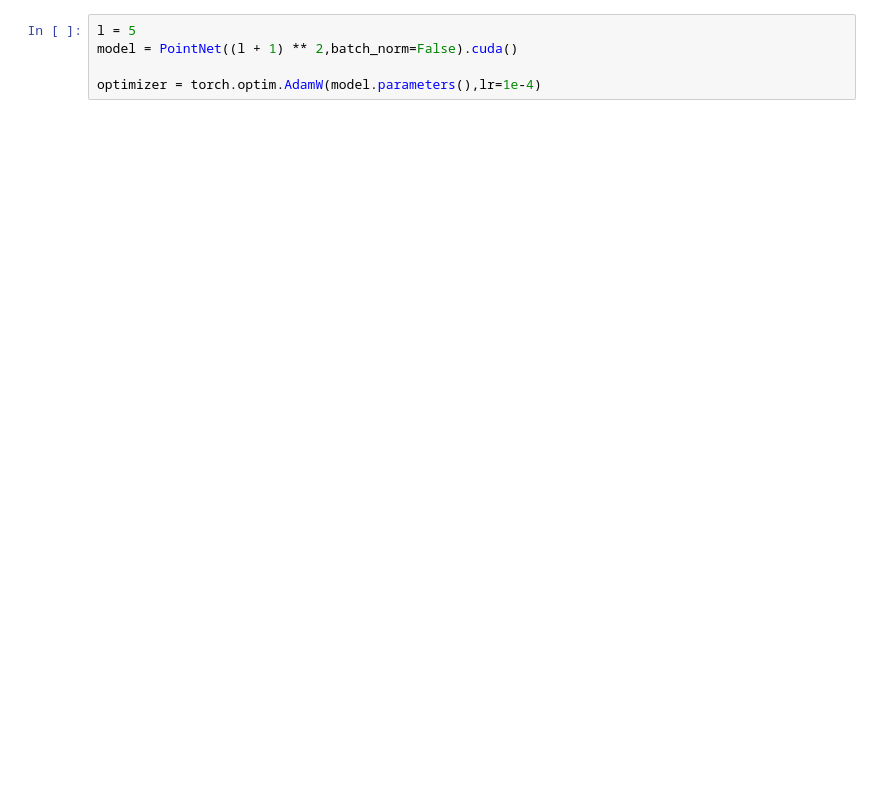
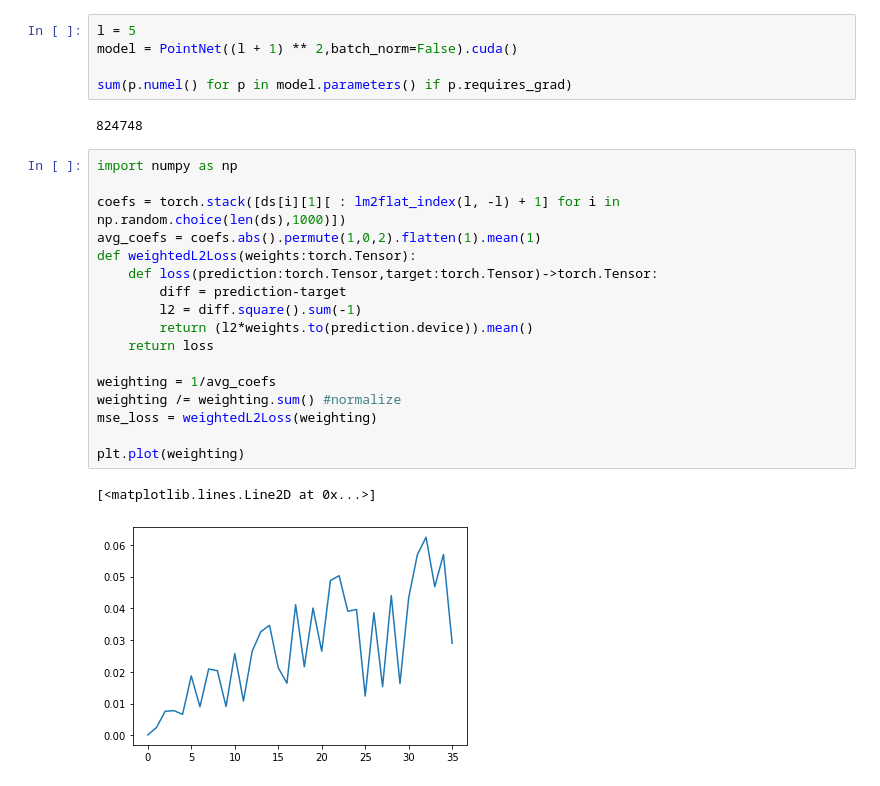
Before and after one commit to KeKsBoTer/punctum, a Jupyter notebook: pointnet/train.ipynb, the cells around one changed output. Saved outputs shown, nothing was run; the diff lists cells and outputs as text; blank space fills up the shorter version.

```diff
--- a/pointnet/train.ipynb
+++ b/pointnet/train.ipynb
@@ -53,6 +46,28 @@ len(ds_train),len(ds_val)
 l = 5
 model = PointNet((l + 1) ** 2,batch_norm=False).cuda()
 
-optimizer = torch.optim.AdamW(model.parameters(),lr=1e-4)
+sum(p.numel() for p in model.parameters() if p.requires_grad)
+# %% [output]
+824748
+# %%
+import numpy as np
+
+coefs = torch.stack([ds[i][1][ : lm2flat_index(l, -l) + 1] for i in np.random.choice(len(ds),1000)])
+avg_coefs = coefs.abs().permute(1,0,2).flatten(1).mean(1)
+def weightedL2Loss(weights:torch.Tensor):
+    def loss(prediction:torch.Tensor,target:torch.Tensor)->torch.Tensor:
+        diff = prediction-target
+        l2 = diff.square().sum(-1)
+        return (l2*weights.to(prediction.device)).mean()
+    return loss
+
+weighting = 1/avg_coefs
+weighting /= weighting.sum() #normalize
+mse_loss = weightedL2Loss(weighting)
+
+plt.plot(weighting)
+# %% [output]
+[<matplotlib.lines.Line2D at 0x...>]
+[figure, added]
 # %%
 from torch.optim.lr_scheduler import OneCycleLR
```
Also changed, not shown: parts of 16 cells of this notebook, 4 other files.
